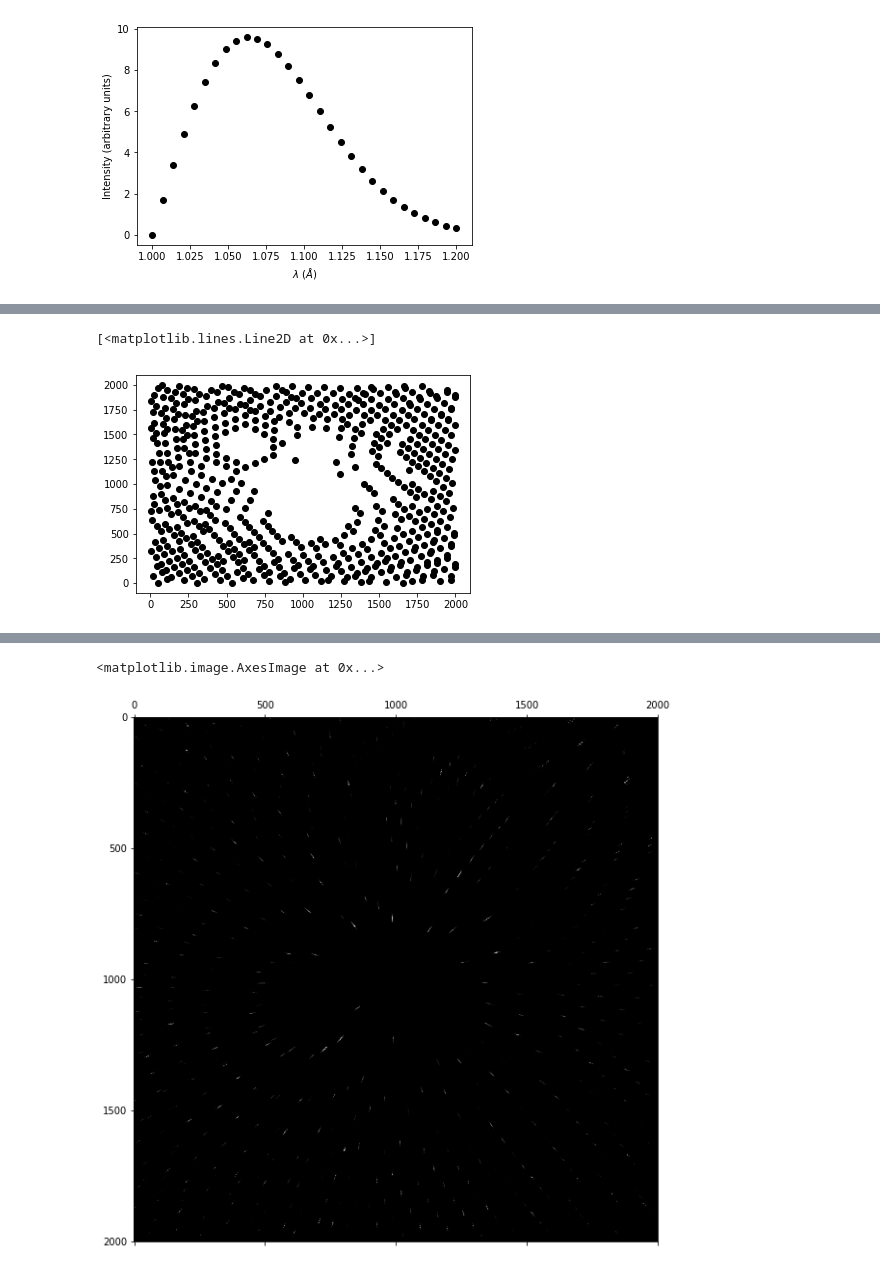
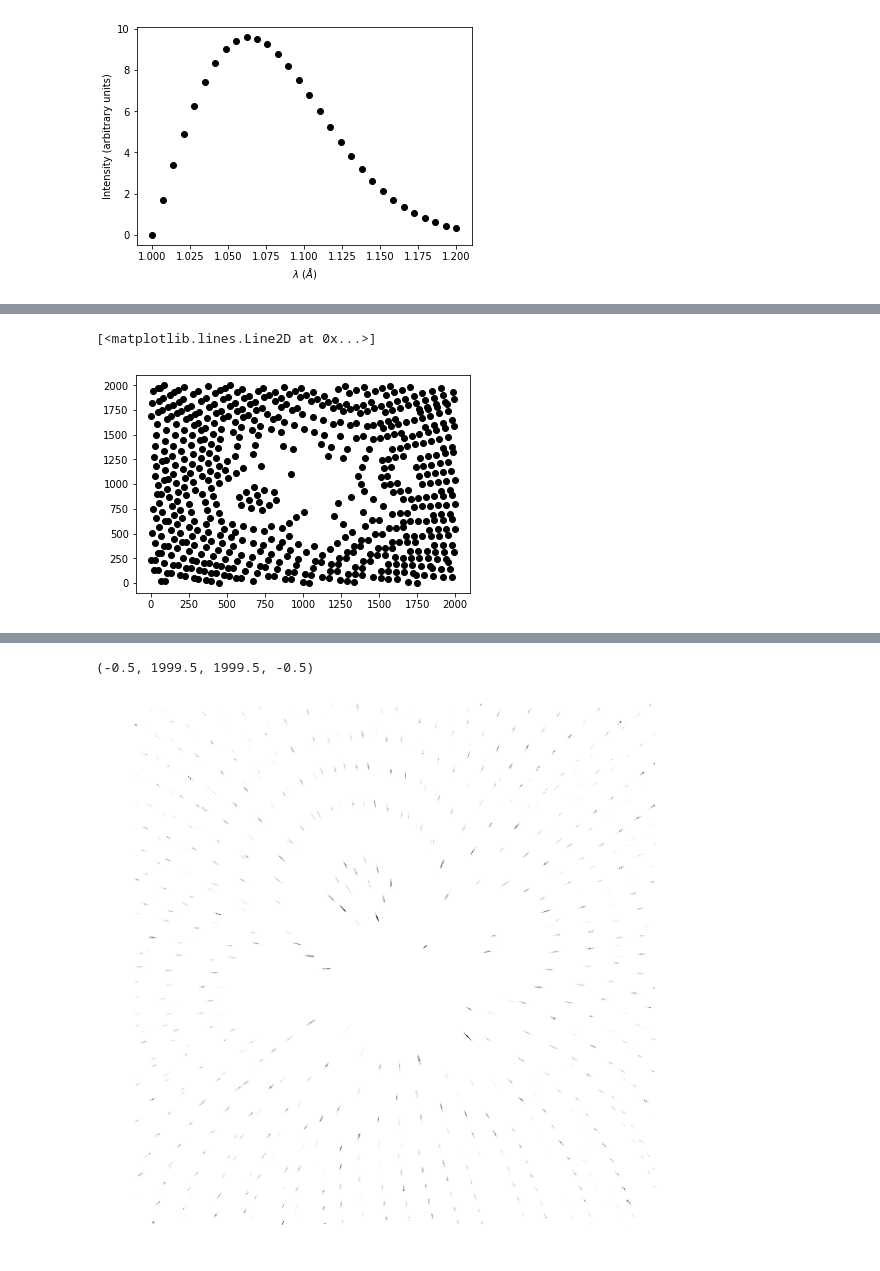
Before and after one commit to Hekstra-Lab/np-bragg, a Jupyter notebook: np-bragg-sparse.ipynb, the cells around one changed output, grey strips where cells are left out. Saved outputs shown, nothing was run; the diff lists cells and outputs as text; code cells hidden in the pictures.

```diff
--- a/np-bragg-sparse.ipynb
+++ b/np-bragg-sparse.ipynb
@@ -105,7 +105,7 @@ def generate_indices(lmin, lmax, hmax, A):
             H = tmpvar.copy()
     return H
 
-H = generate_indices(1., 1.2, 40, A)
+H = generate_indices(wavelengths.min(), wavelengths.max(), hmax, A)
 
 #Structure factor amplitude squared distribution
 #For now we can just make this a random draw from
@@ -155,7 +155,7 @@ x,y = pixpos[np.all(pixpos >= 0, 1) & np.all(pixpos < pixels, 1)].T
 plt.plot(x, y, 'ko')
 # %% [output]
 [<matplotlib.lines.Line2D at 0x...>]
-[figure, old version]
+[figure, new version]
 # %%
 P = np.array(np.meshgrid(
     np.arange(pixels, dtype=floattype),
@@ -187,7 +187,8 @@ for i in tqdm(range(len(wavelengths))):
 # %%
 plt.figure(figsize=(10, 10))
 ax = plt.gca()
-ax.matshow(image, cmap='Greys_r')
+ax.imshow(np.log(1+image), cmap='Greys')
+plt.axis('off')
 # %% [output]
-<matplotlib.image.AxesImage at 0x...>
+(-0.5, 1999.5, 1999.5, -0.5)
-[figure, old version]
+[figure, new version]
```
Also changed, not shown: parts of 1 cell of this notebook, 3 other files.
